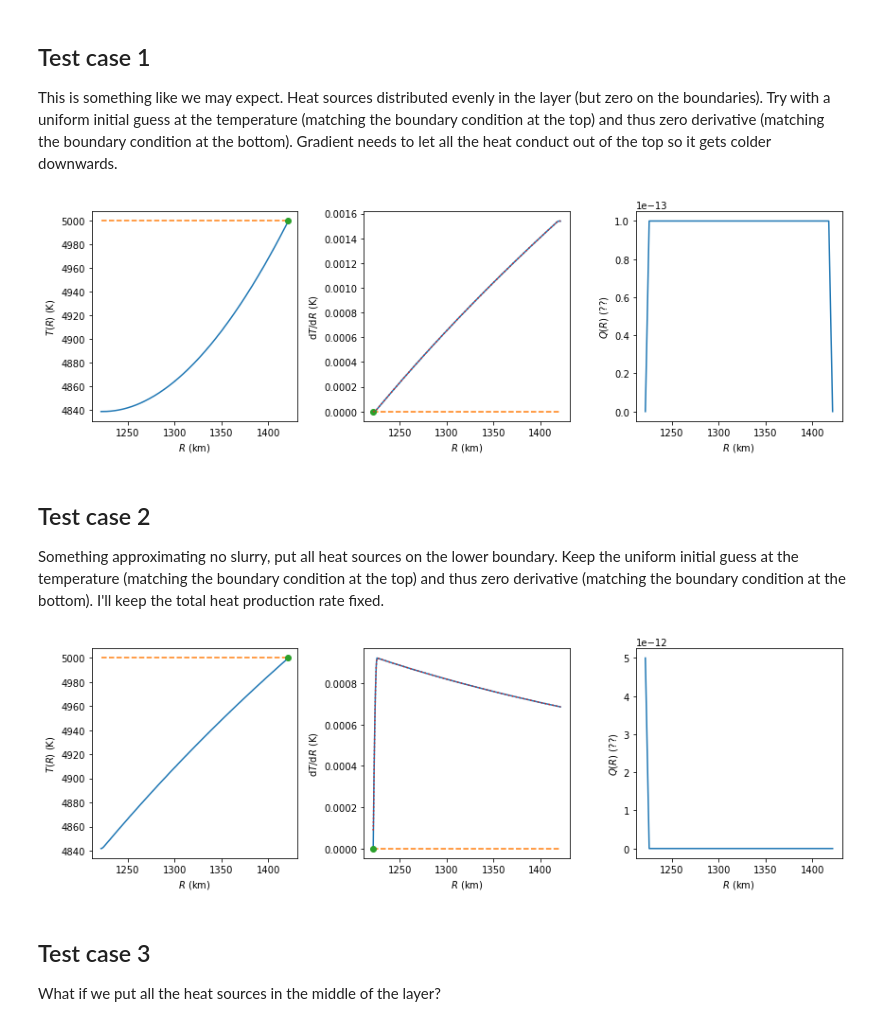
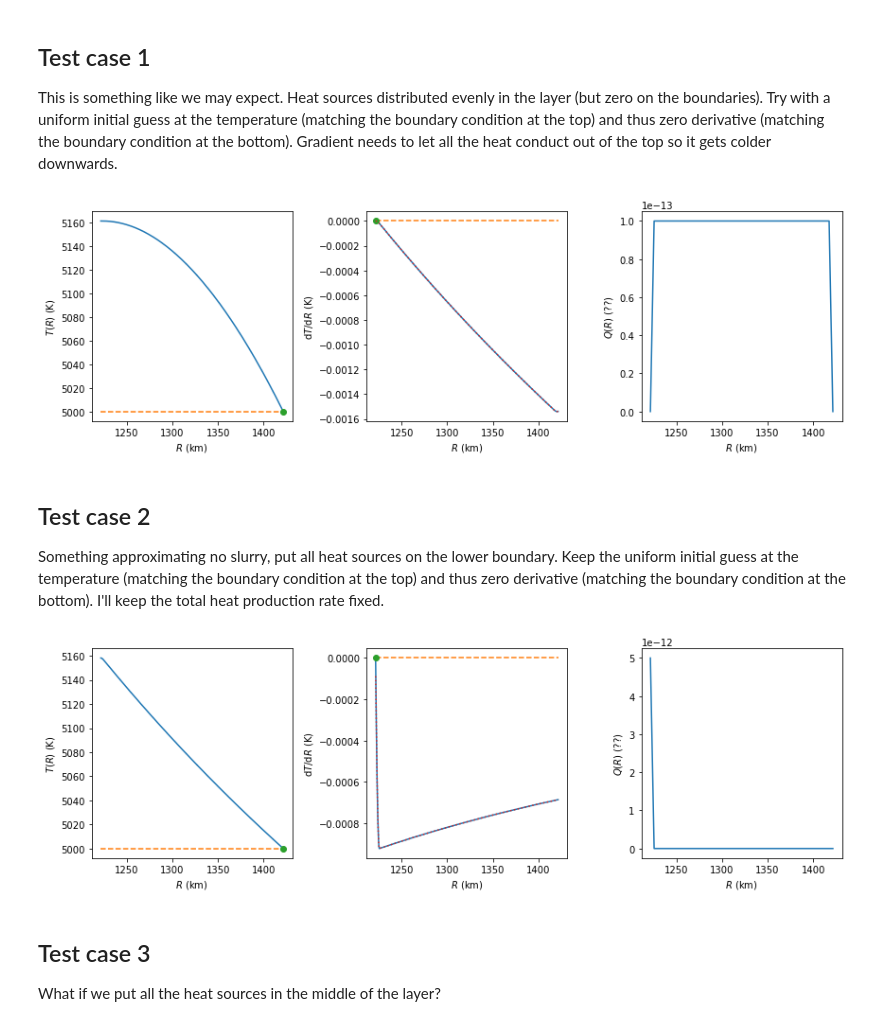
Before and after one commit to andreww/slurry, a Jupyter notebook: f-layer-diffusion.ipynb, the cells around one changed output. Cells and saved outputs as stored; diff of their text form; code cells hidden in the pictures.

```diff
--- a/f-layer-diffusion.ipynb
+++ b/f-layer-diffusion.ipynb
@@ -139,29 +141,29 @@ all the heat conduct out of the top so it gets colder downwards.
 # %%
 r = np.linspace(r_icb, r_icb+f_layer_thickness, num=50)
 
-k     = 100.0                    # thermal conductivity of solid iron
+k     = -100.0                    # thermal conductivity of solid iron
 rhos  = 12700                    # solid density
 rhol  = 12100                    # liquid density
 cp    = 750                      # specific heat
 kappa = k/(rhol*cp)
 
 
 heat_sources = np.ones_like(r) * 1.0E-13 # J m^-3 s^-1?
 heat_sources[0] = 0.0
 heat_sources[-1] = 0.0
 
 
 t_top = 5000.0
 initial_t = np.ones_like(r) * t_top
 initial_dtdr = np.zeros_like(r)
 
 res = solve_diffusion(r, np.vstack((initial_t, initial_dtdr)),
                                    heat_sources, kappa, t_top)
 
 plot_diffusion_solution(r, np.vstack((initial_t, initial_dtdr)),
                                    heat_sources, kappa, t_top, res)
 # %% [output]
-[figure, old version]
+[figure, new version]
 # %% [markdown]
 ## Test case 2
 
@@ -170,7 +172,7 @@ Keep the  uniform initial guess at the temperature (matching the boundary condit
 # %%
 r = np.linspace(r_icb, r_icb+f_layer_thickness, num=50)
 
-k     = 100.0                    # thermal conductivity of solid iron
+k     = -100.0                    # thermal conductivity of solid iron
 rhos  = 12700                    # solid density
 rhol  = 12100                    # liquid density
 cp    = 750                      # specific heat
@@ -192,7 +194,7 @@ res = solve_diffusion(r, np.vstack((initial_t, initial_dtdr)),
 plot_diffusion_solution(r, np.vstack((initial_t, initial_dtdr)),
                                    heat_sources, kappa, t_top, res)
 # %% [output]
-[figure, old version]
+[figure, new version]
 # %% [markdown]
 ## Test case 3
 
```
Also changed, not shown: parts of 3 cells of this notebook.
